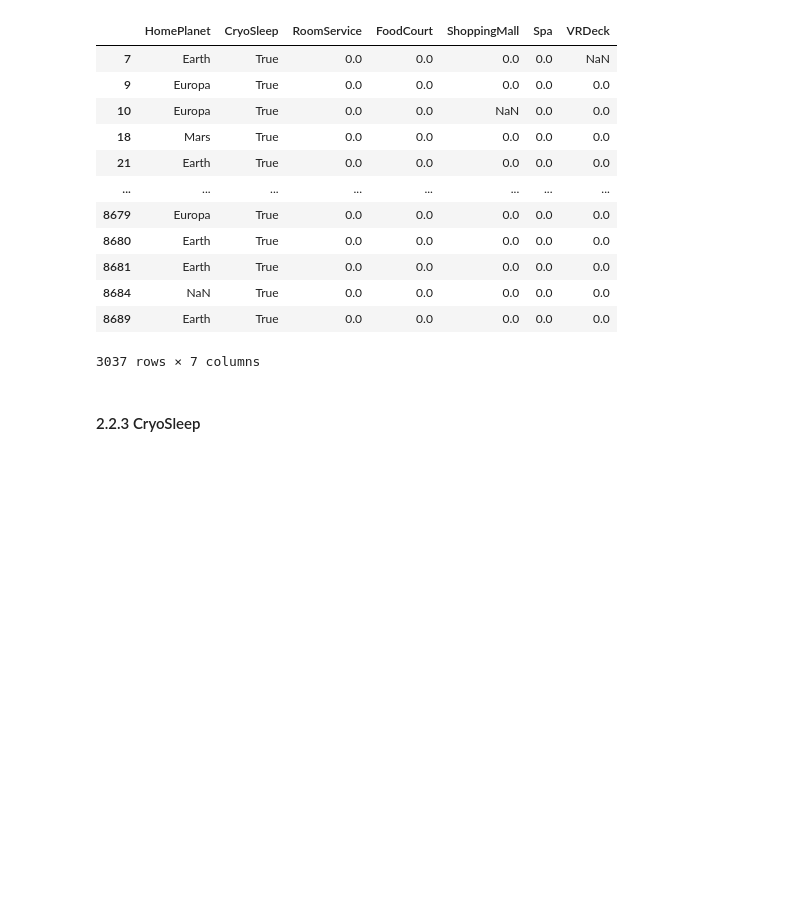
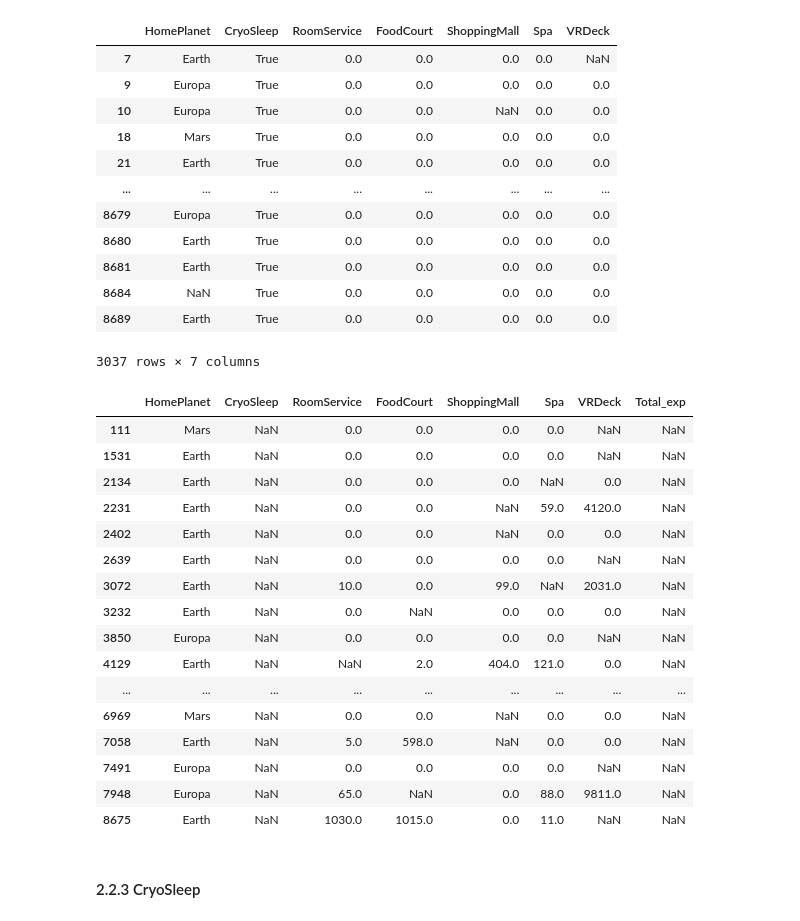
Before and after one commit to PatrickSVM/Spaceship-Titanic-Kaggle-Challenge, a Jupyter notebook: Spaceship_Titanic.ipynb, the cells around one changed output. Cells and saved outputs as stored; diff of their text form; code cells hidden in the pictures; blank space fills up the shorter version.

Commit message:
Added strategy to exactly predict CryoSleep/Expenses in some cases

```diff
--- a/Spaceship_Titanic.ipynb
+++ b/Spaceship_Titanic.ipynb
@@ -320,8 +314,8 @@ print(cryo_expenses[cryo_expenses[0].isna() &  cryo_expenses.CryoSleep==True].sh
 193
 347
 # %%
-# TO-DO!
-hi = train.iloc[:, [1,2,7,8,9,10,11]]
+# TO-DO: Do it in nicer way!
+hi = train.iloc[:, [1,2,7,8,9,10,11]].copy()
 hi[hi.CryoSleep==True]
 # %% [output]
 |  | HomePlanet | CryoSleep | RoomService | FoodCourt | ShoppingMall | Spa | VRDeck |
@@ -337,6 +331,33 @@ hi[hi.CryoSleep==True]
 | 8684 | NaN | True | 0.0 | 0.0 | 0.0 | 0.0 | 0.0 |
 | 8689 | Earth | True | 0.0 | 0.0 | 0.0 | 0.0 | 0.0 |
 3037 rows × 7 columns
+# %%
+hi["Total_exp"] = hi.iloc[:, 2:].sum(axis=1, skipna=False)
+nan_expenses = hi[hi.Total_exp.isna()]
+nan_expenses[nan_expenses.CryoSleep == True] # CryoSleep + NaN in expenses? - 347 rows: just fill in 0 for each expense
+
+# NaN CryoSleep + Expenses not NaN: -> True is ==0, False if >0
+# NaN CryoSleep + Expenses NaN:  1) only zeros other than NaN? -> CryoSleep=True, RestExp=0
+#                                2) at least one value >0? -> CryoSleep=False, RestExp=mean of HomePlanet (TO-DO)
+nan_expenses[nan_expenses.CryoSleep.isna()]
+# %% [output]
+|  | HomePlanet | CryoSleep | RoomService | FoodCourt | ShoppingMall | Spa | VRDeck | Total_exp |
+| 111 | Mars | NaN | 0.0 | 0.0 | 0.0 | 0.0 | NaN | NaN |
+| 1531 | Earth | NaN | 0.0 | 0.0 | 0.0 | 0.0 | NaN | NaN |
+| 2134 | Earth | NaN | 0.0 | 0.0 | 0.0 | NaN | 0.0 | NaN |
+| 2231 | Earth | NaN | 0.0 | 0.0 | NaN | 59.0 | 4120.0 | NaN |
+| 2402 | Earth | NaN | 0.0 | 0.0 | NaN | 0.0 | 0.0 | NaN |
+| 2639 | Earth | NaN | 0.0 | 0.0 | 0.0 | 0.0 | NaN | NaN |
+| 3072 | Earth | NaN | 10.0 | 0.0 | 99.0 | NaN | 2031.0 | NaN |
+| 3232 | Earth | NaN | 0.0 | NaN | 0.0 | 0.0 | 0.0 | NaN |
+| 3850 | Europa | NaN | 0.0 | 0.0 | 0.0 | 0.0 | NaN | NaN |
+| 4129 | Earth | NaN | NaN | 2.0 | 404.0 | 121.0 | 0.0 | NaN |
+| ... | ... | ... | ... | ... | ... | ... | ... | ... |
+| 6969 | Mars | NaN | 0.0 | 0.0 | NaN | 0.0 | 0.0 | NaN |
+| 7058 | Earth | NaN | 5.0 | 598.0 | NaN | 0.0 | 0.0 | NaN |
+| 7491 | Europa | NaN | 0.0 | 0.0 | 0.0 | 0.0 | NaN | NaN |
+| 7948 | Europa | NaN | 65.0 | NaN | 0.0 | 88.0 | 9811.0 | NaN |
+| 8675 | Earth | NaN | 1030.0 | 1015.0 | 0.0 | 11.0 | NaN | NaN |
 # %% [markdown]
 #### 2.2.3 CryoSleep
 # %% [markdown]
```
Also changed, not shown: parts of 1 cell of this notebook.
